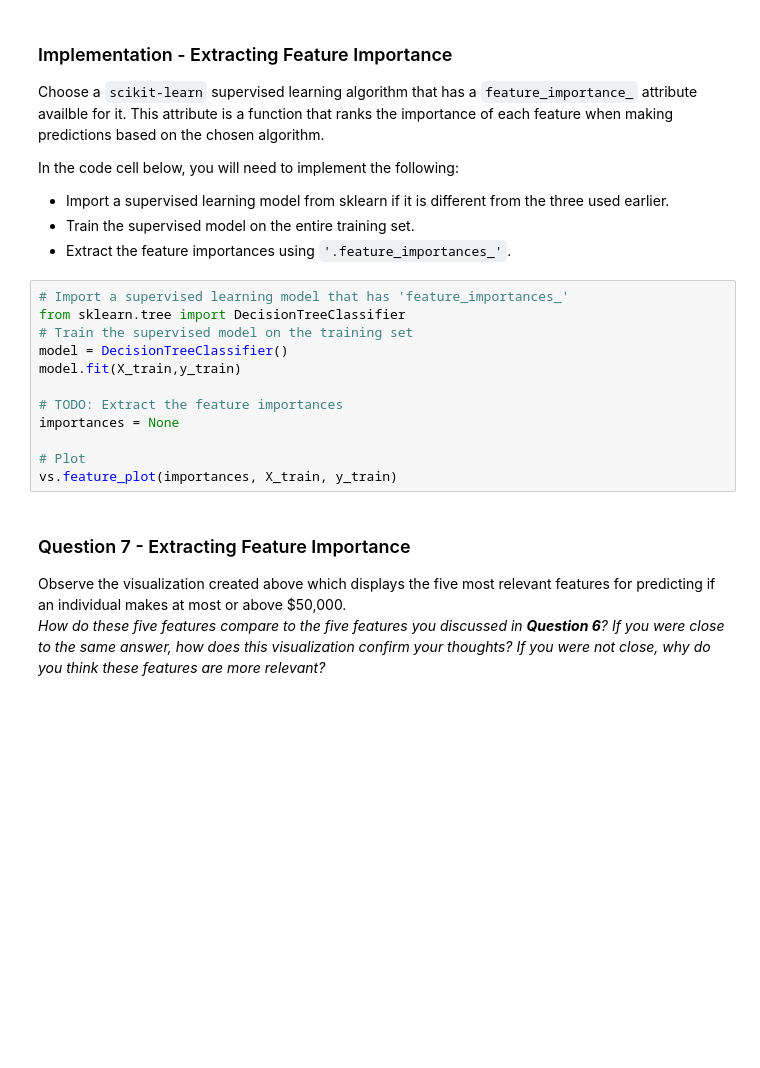
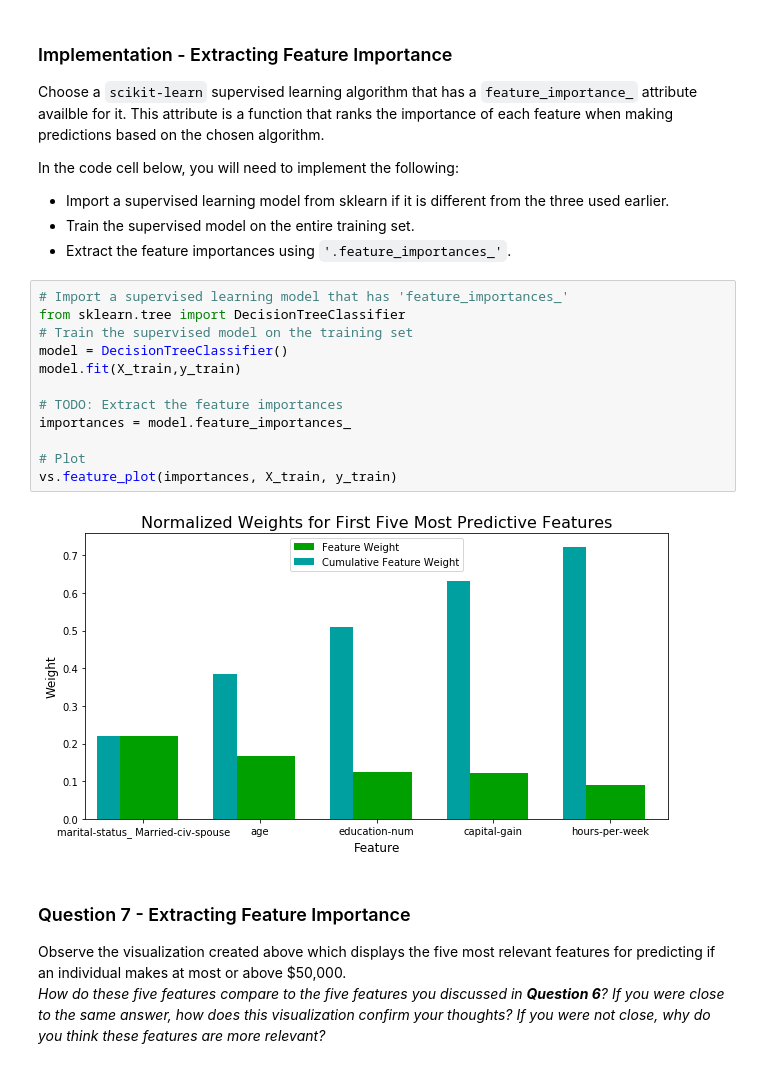
Before and after one commit to psalaberria002/machine-learning, a Jupyter notebook: projects/finding_donors/finding_donors.ipynb, the cells around one changed output. Saved outputs shown, nothing was run; the diff lists cells and outputs as text; blank space fills up the shorter version.

```diff
--- a/projects/finding_donors/finding_donors.ipynb
+++ b/projects/finding_donors/finding_donors.ipynb
@@ -454,15 +454,17 @@ In the code cell below, you will need to implement the following:
 # %%
 # Import a supervised learning model that has 'feature_importances_'
 from sklearn.tree import DecisionTreeClassifier
 # Train the supervised model on the training set
 model = DecisionTreeClassifier()
 model.fit(X_train,y_train)
 
 # TODO: Extract the feature importances
-importances = None
+importances = model.feature_importances_
 
 # Plot
 vs.feature_plot(importances, X_train, y_train)
+# %% [output]
+[figure, added]
 # %% [markdown]
 ### Question 7 - Extracting Feature Importance
 
```
Also changed, not shown: parts of 2 cells of this notebook.
